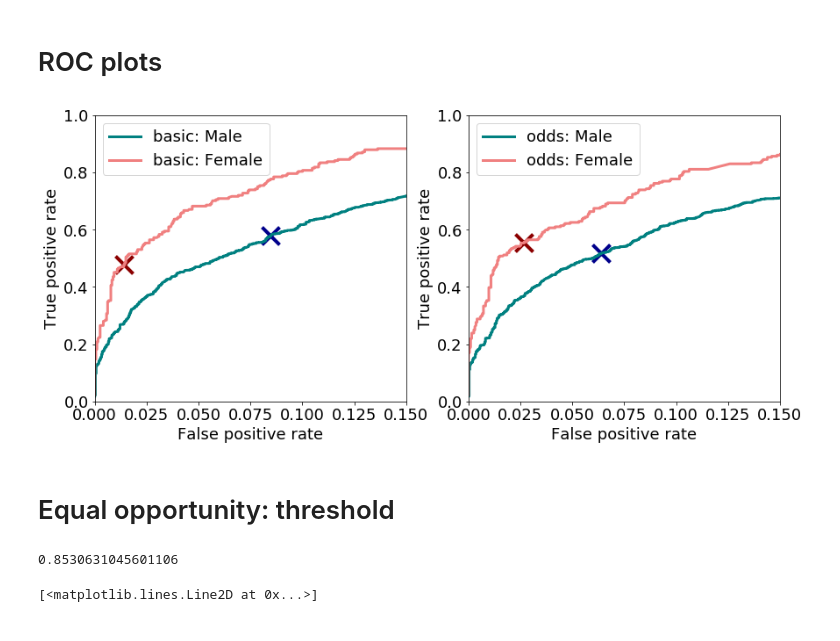
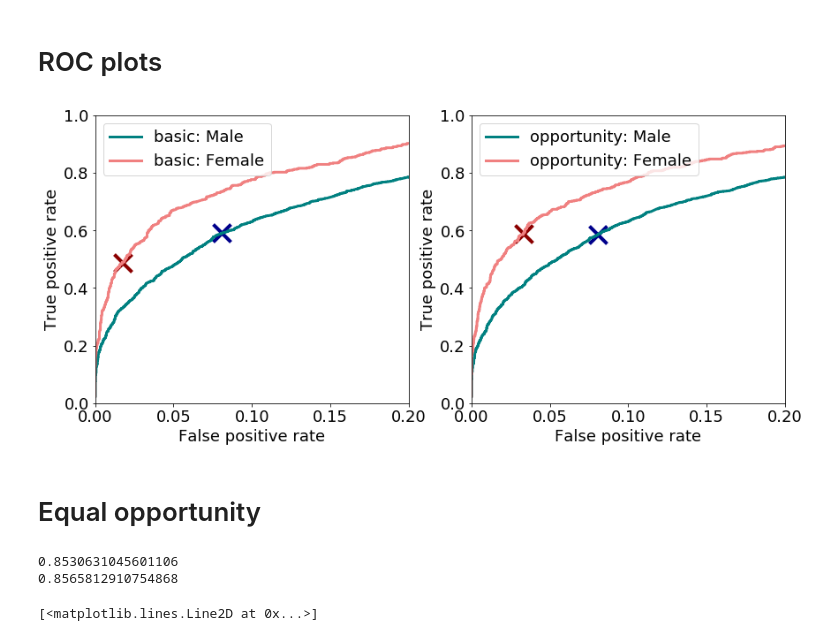
Before and after one commit to jusyc/fad, a Jupyter notebook: plots.ipynb, the cells around one changed output. Drawn from its saved outputs; the diff is of its cells as text; code cells hidden in the pictures.

```diff
--- a/plots.ipynb
+++ b/plots.ipynb
@@ -45,6 +51,7 @@ for alpha in alphas:
 
 basic_model_name = path + 'basic-model/' + 'learning_rate_0.001-num_iters_3000-n_h_10--dropout_rate_0.5--model.pth'
 odds_model_name = path + protected_var + '-odds-alpha-model/' + 'learning_rate_0.001-num_iters_3000-n_h_10-n_h_adv_10-dropout_rate_0.5-alpha_10-model.pth'
+opp_model_name = path + protected_var + '-opportunity-alpha-model/' + 'learning_rate_0.001-num_iters_3000-n_h_10-n_h_adv_10-dropout_rate_0.5-alpha_10-model.pth'
 parity_model_name = path + protected_var + '-parity-alpha-model/' + 'learning_rate_0.001-num_iters_3000-n_h_10-n_h_adv_10-dropout_rate_0.5-alpha_10-model.pth'
 # %%
 # Load models
@@ -55,6 +62,7 @@ def load_model(fname):
 
 basic_model = load_model(basic_model_name)
 odds_model = load_model(odds_model_name)
+opp_model = load_model(opp_model_name)
 parity_model = load_model(parity_model_name)
 alpha_models = {}
 for i, alpha in enumerate(alphas):
@@ -62,7 +70,13 @@ for i, alpha in enumerate(alphas):
 # %%
 basic_yhat = basic_model(X_tensor).data.numpy().squeeze()
 odds_yhat = odds_model(X_tensor).data.numpy().squeeze()
+opp_yhat = opp_model(X_tensor).data.numpy().squeeze()
 parity_yhat = parity_model(X_tensor).data.numpy().squeeze()
+
+basic_yhat_test = basic_model(X_tensor_test).data.numpy().squeeze()
+odds_yhat_test = odds_model(X_tensor_test).data.numpy().squeeze()
+opp_yhat_test = opp_model(X_tensor_test).data.numpy().squeeze()
+parity_yhat_test = parity_model(X_tensor_test).data.numpy().squeeze()
 # %%
 def find_nearest(array, value):
     array = np.asarray(array)
@@ -71,15 +85,21 @@ def find_nearest(array, value):
 # %% [markdown]
 # ROC plots
 # %%
-def get_roc(yhat):
+def get_roc(yhat, ytrue, ztrue):
   curves = []
   for i in range(len(protected_var_categories)):
-    curves.append(roc_curve(y[z == i], yhat[z == i]))
+    curves.append(roc_curve(ytrue[ztrue == i], yhat[ztrue == i]))
   return curves
 
-basic_roc = get_roc(basic_yhat)
-odds_roc = get_roc(odds_yhat)
-parity_roc = get_roc(parity_yhat)
+basic_roc = get_roc(basic_yhat, y, z)
+odds_roc = get_roc(odds_yhat, y, z)
+opp_roc = get_roc(opp_yhat, y, z)
+parity_roc = get_roc(parity_yhat, y, z)
+
+basic_roc_test = get_roc(basic_yhat_test, y_test, z_test)
+odds_roc_test = get_roc(odds_yhat_test, y_test, z_test)
+opp_roc_test = get_roc(opp_yhat_test, y_test, z_test)
+parity_roc_test = get_roc(parity_yhat_test, y_test, z_test)
 # alpha_rocs = {}
 # for alpha in alpha_models:
 #   alpha_rocs[alpha] = get_roc(alpha_models[alpha])
@@ -102,32 +122,52 @@ def plot_roc(curves, ax, model_type, xrange=None, yrange=None):
   if yrange is not None:
     ax.set_ylim(yrange[0], yrange[1])
 # %%
-xrange = [0, 0.15]
+xrange = [0, 0.2]
 yrange = [0, 1]
 fig, axes = plt.subplots(1, 2, figsize=(14,6))
 # Plot 1
 def plot_compare(roc, idx, name):
   plot_roc(roc, axes[idx], name, xrange=xrange, yrange=yrange)
 
-plot_compare(basic_roc, 0, 'basic')
-plot_compare(odds_roc, 1, 'odds')
+plot_compare(basic_roc_test, 0, 'basic')
+plot_compare(opp_roc_test, 1, 'opportunity')
 # %% [output]
-[figure, old version]
+[figure, new version]
 # %% [markdown]
-# Equal opportunity: threshold
+# Equal opportunity
-# %%
-def predict_by_sex(yhat, male_thresh, female_thresh):
-  ypred = np.zeros_like(yhat).astype(bool)
-  ypred[z == 0] = (yhat[z == 0] > male_thresh)
-  ypred[z == 1] = (yhat[z == 1] > female_thresh)
-  return ypred
-
-def get_acc_from_threshold(yhat, y, male_thresh, female_thresh):
-  return np.sum([predict_by_sex(yhat, male_thresh, female_thresh) == y]) / y.shape[0]
-
-print(get_acc_from_threshold(basic_yhat, y, 0.5, 0.5))
-# %% [output]
-0.8530631045601106
+# %%
+def predict_by_sex(yhat, ztrue, male_thresh, female_thresh):
+  ypred = np.zeros_like(yhat).astype(bool)
+  ypred[ztrue == 0] = (yhat[ztrue == 0] > male_thresh)
+  ypred[ztrue == 1] = (yhat[ztrue == 1] > female_thresh)
+  return ypred
+
+def tp(preds, true):
+  return np.sum(preds[true == 1] == 1) / np.sum(true == 1)
+
+def fp(preds, true):
+  return np.sum(preds[true == 0] == 1) / np.sum(true == 0)
+
+def get_acc_from_threshold(yhat, ytrue, ztrue, male_thresh, female_thresh):
+  return np.sum([predict_by_sex(yhat, ztrue, male_thresh, female_thresh) == ytrue]) / ytrue.shape[0]
+
+def get_tp_from_threshold(yhat, ytrue, ztrue, male_thresh, female_thresh):
+  preds = predict_by_sex(yhat, ztrue, male_thresh, female_thresh)
+  return tp(preds[ztrue == 0], ytrue[ztrue == 0]), tp(preds[ztrue == 1], ytrue[ztrue == 1])
+
+def get_fp_from_threshold(yhat, ytrue, ztrue, male_thresh, female_thresh):
+  preds = predict_by_sex(yhat, ztrue, male_thresh, female_thresh)
+  return fp(preds[ztrue == 0], ytrue[ztrue == 0]), fp(preds[ztrue == 1], ytrue[ztrue == 1])
+
+def get_parity_from_threshold(yhat, ytrue, ztrue, male_thresh, female_thresh):
+  preds = predict_by_sex(yhat, ztrue, male_thresh, female_thresh)
+  return np.sum(preds[ztrue == 0]) / np.sum(ztrue == 0), np.sum(preds[ztrue == 1]) / np.sum(ztrue == 1)
+
+print(get_acc_from_threshold(basic_yhat, y, z, 0.5, 0.5))
+print(get_acc_from_threshold(basic_yhat_test, y_test, z_test, 0.5, 0.5))
+# %% [output]
+0.8530631045601106
+0.8565812910754868
 # %%
 def get_opportunity_ids(male_roc, female_roc):
   male_fpr, male_tpr, male_threshs = male_roc
```
Also changed, not shown: parts of 12 cells of this notebook.
